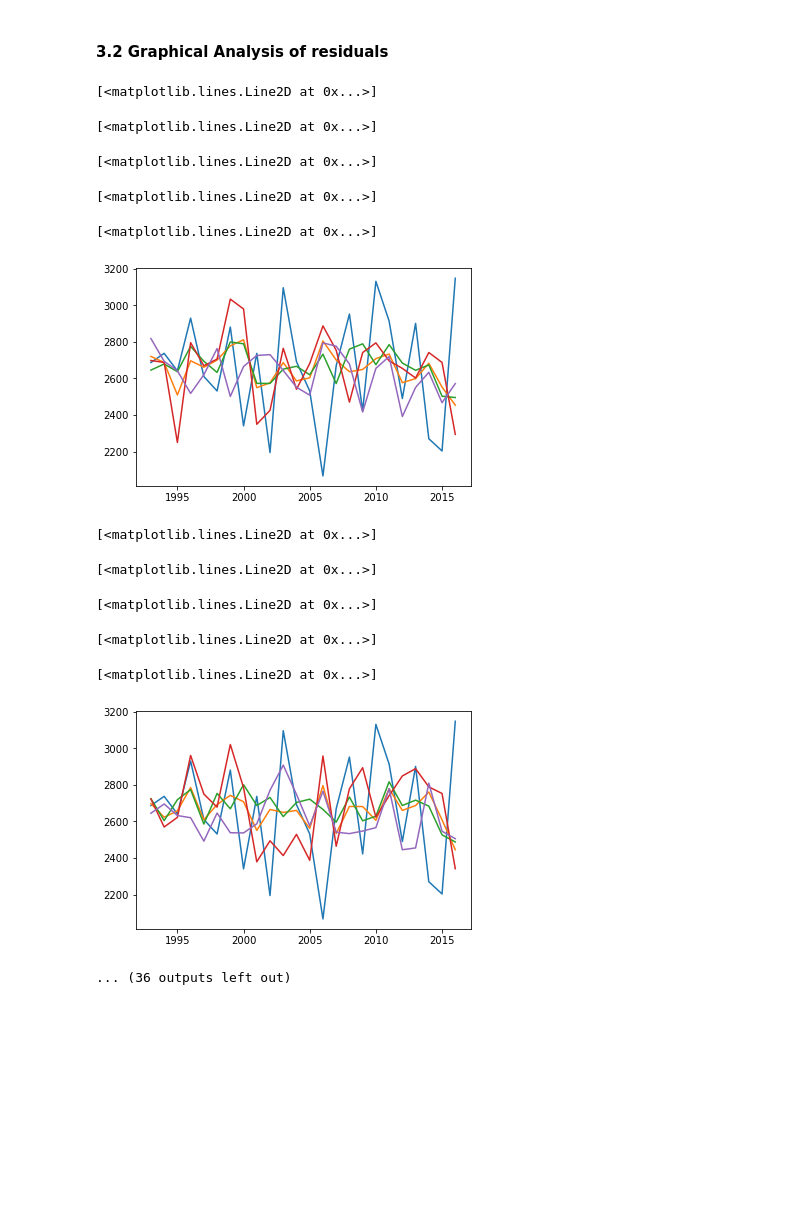
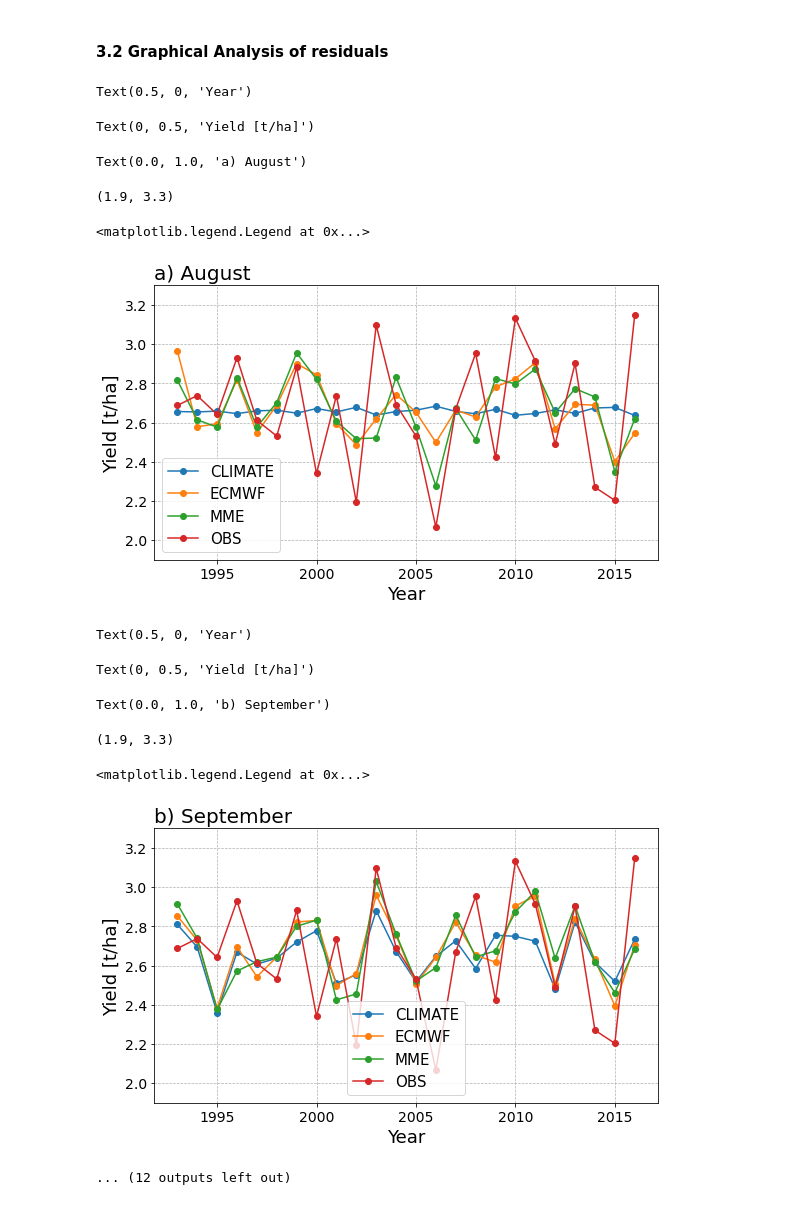
Before and after one commit to mzachow/wheat-yield-forecast-brazil, a Jupyter notebook: figures_for_manuscript.ipynb, the cells around one changed output. Cells and saved outputs as stored; diff of their text form; code cells hidden in the pictures; blank space fills up the shorter version.

```diff
--- a/figures_for_manuscript.ipynb
+++ b/figures_for_manuscript.ipynb
@@ -111,30 +115,38 @@ plt.show();
 # %% [markdown]
 #### 3.2 Graphical Analysis of residuals
-# %%
-for month in months_of_crop_season:
-    sims_plot = simulations.loc[(simulations["init_month"] == month) & (simulations["model"].isin(["MME", "ECMWF", "NCEP", "UKMO"])), ["year", "model", "predicted"]].set_index("model")
-    ground_truth_plot = simulations.loc[(simulations["init_month"] == month) & (simulations["model"] == "WS"), ["year", "model", "yield"]]
-
-    plt.plot(ground_truth_plot["year"], ground_truth_plot["yield"])
-    plt.plot(sims_plot.loc["MME", "year"], sims_plot.loc["MME", "predicted"])
-    plt.plot(sims_plot.loc["ECMWF", "year"], sims_plot.loc["ECMWF", "predicted"])
-    plt.plot(sims_plot.loc["NCEP", "year"], sims_plot.loc["NCEP", "predicted"])
-    plt.plot(sims_plot.loc["UKMO", "year"], sims_plot.loc["UKMO", "predicted"])
-
-    #plt.legend(['y = x', 'y = 2x', 'y = 3x', 'y = 4x'], loc='upper left')
-
-    plt.show();
-# %% [output]
-[<matplotlib.lines.Line2D at 0x...>]
-[<matplotlib.lines.Line2D at 0x...>]
-[<matplotlib.lines.Line2D at 0x...>]
-[<matplotlib.lines.Line2D at 0x...>]
-[<matplotlib.lines.Line2D at 0x...>]
-[figure, removed]
-[<matplotlib.lines.Line2D at 0x...>]
-[<matplotlib.lines.Line2D at 0x...>]
-[<matplotlib.lines.Line2D at 0x...>]
-[<matplotlib.lines.Line2D at 0x...>]
-[<matplotlib.lines.Line2D at 0x...>]
-[figure, removed]
-... (36 outputs left out)
+# %%
+titles = dict(zip([8, 9, 10, 11], ["a) August", "b) September", "c) October", "d) November"]))
+for im in [8, 9, 10, 11]:
+    #results = pd.DataFrame(0, index=models + ["OBS"], columns=list(range(1993,2017)))
+    plot_sims = simulations.loc[(simulations["init_month"] == im) & (simulations["model"].isin(["MME", "ECMWF", "CLIMATE"]))].pivot(index="year", columns="model", values="predicted")
+    plot_obs = simulations.iloc[:24, [0,2,3]].assign(model="OBS").pivot(index="year", columns="model", values="yield")
+    plot_all = plot_sims.merge(plot_obs, on="year").apply(lambda x: x/1000)
+
+    ax = plot_all.plot(figsize=(8,5), marker='o')
+    ax.grid('on', which='both', axis='y', linestyle='--', linewidth=.7)
+    ax.grid('on', which='both', axis='x', linestyle='--', linewidth=.7)
+    ax.set_xlabel("Year", fontsize=18)
+    ax.set_ylabel("Yield [t/ha]", fontsize=18)
+    ax.set_title(titles[im], loc="left", fontsize=20)
+    ax.set_ylim(1.9, 3.3)
+    ax.xaxis.set_tick_params(labelsize=14)
+    ax.yaxis.set_tick_params(labelsize=14)
+    ax.legend(fontsize=15)
+    name = str(titles[im])
+    plt.tight_layout()
+    #plt.savefig("images/" + name + ".svg")
+    plt.show();
+# %% [output]
+Text(0.5, 0, 'Year')
+Text(0, 0.5, 'Yield [t/ha]')
+Text(0.0, 1.0, 'a) August')
+(1.9, 3.3)
+<matplotlib.legend.Legend at 0x...>
+[figure, added]
+Text(0.5, 0, 'Year')
+Text(0, 0.5, 'Yield [t/ha]')
+Text(0.0, 1.0, 'b) September')
+(1.9, 3.3)
+<matplotlib.legend.Legend at 0x...>
+[figure, added]
+... (12 outputs left out)
```
Also changed, not shown: parts of 9 cells of this notebook.
